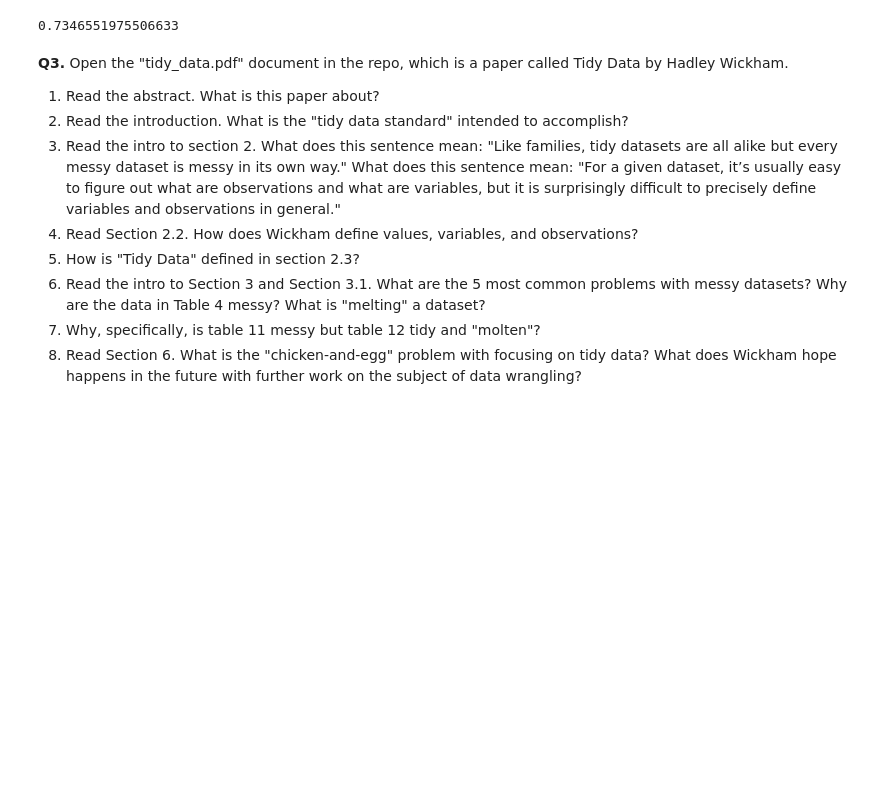
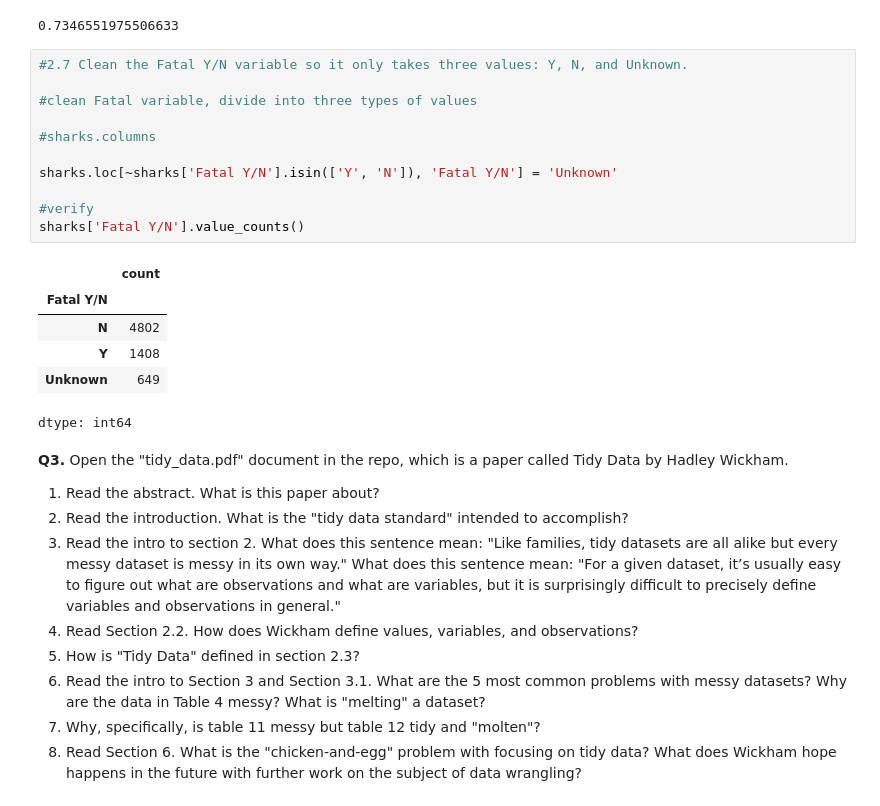
Before and after one commit to kyleegit27/wrangling_KL, a Jupyter notebook: assignment/assignment.ipynb, the cells around one changed output. Cells and saved outputs as stored; diff of their text form; blank space fills up the shorter version.

```diff
--- a/assignment/assignment.ipynb
+++ b/assignment/assignment.ipynb
@@ -211,6 +211,24 @@ total = len(sharks.copy2)
 num_unprovoked/ total
 # %% [output]
 0.7346551975506633
+# %%
+#2.7 Clean the Fatal Y/N variable so it only takes three values: Y, N, and Unknown.
+
+#clean Fatal variable, divide into three types of values
+
+#sharks.columns
+
+sharks.loc[~sharks['Fatal Y/N'].isin(['Y', 'N']), 'Fatal Y/N'] = 'Unknown'
+
+#verify
+sharks['Fatal Y/N'].value_counts()
+# %% [output]
+|  | count |
+| Fatal Y/N |  |
+| N | 4802 |
+| Y | 1408 |
+| Unknown | 649 |
+dtype: int64
 # %% [markdown]
 **Q3.** Open the "tidy_data.pdf" document in the repo, which is a paper called Tidy Data by Hadley Wickham.
 
```
